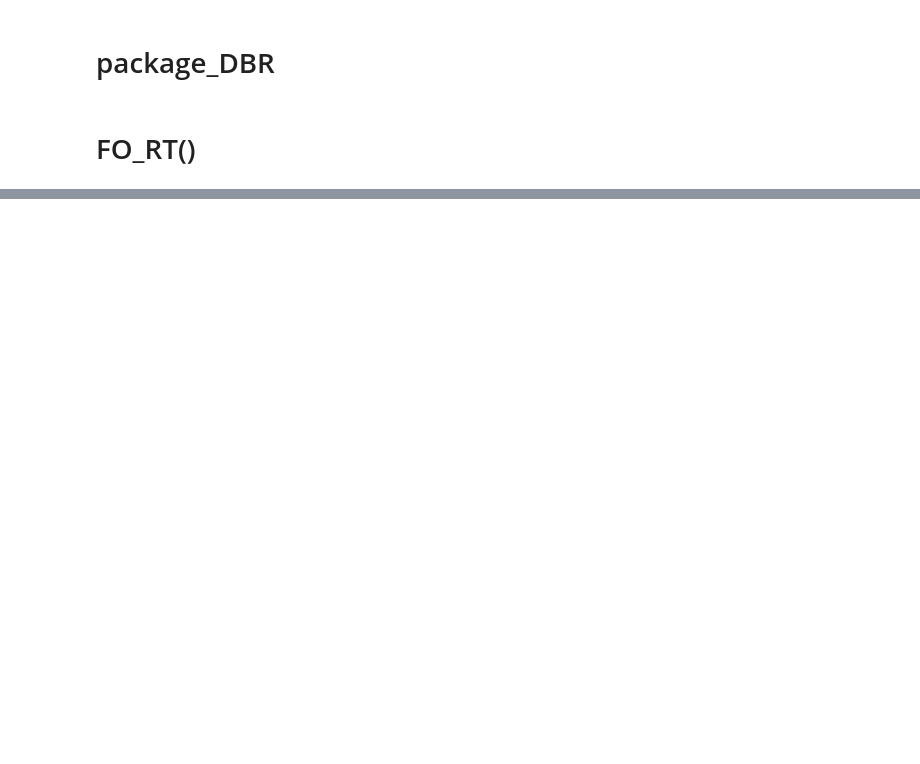
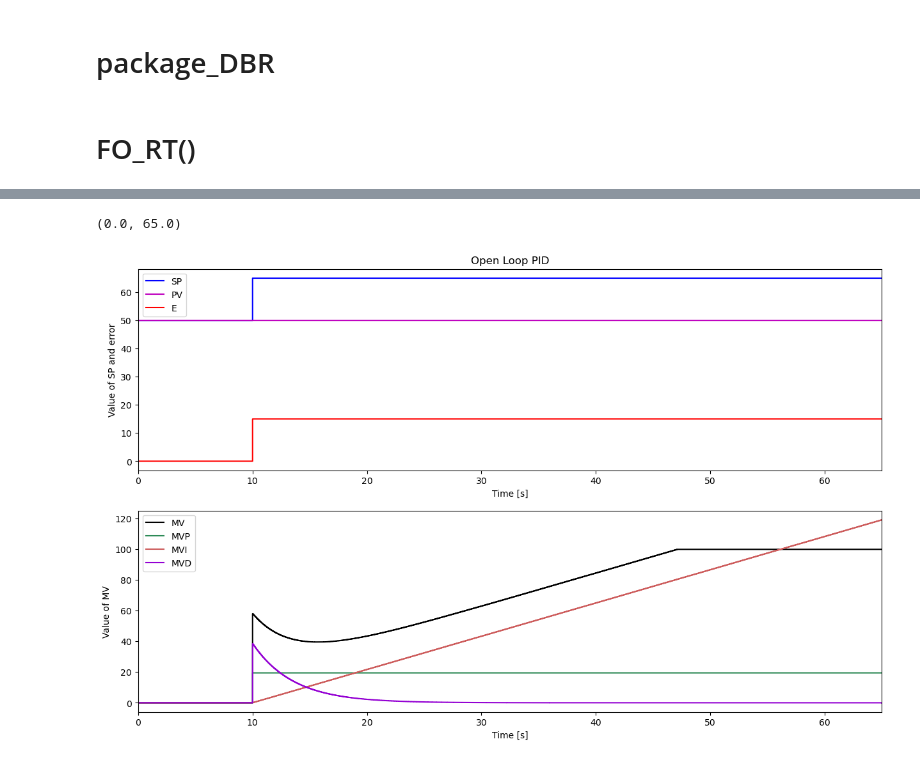
Before and after one commit to EliottNys/Control_Theory, a Jupyter notebook: package_LAB.ipynb, the cells around one changed output, grey strips where cells are left out. Drawn from its saved outputs; the diff is of its cells as text; code cells hidden in the pictures; blank space fills up the shorter version.

Commit message:
corrected PID + open loop PID example

```diff
--- a/package_LAB.ipynb
+++ b/package_LAB.ipynb
@@ -88,0 +110,55 @@ NameError: name 'LEADLAG_RT' is not defined
+# %%
+TSim = 65
+Ts = 0.05
+N = int(TSim/Ts) + 1
+
+# Path for MV
+SPPath = {0: 50, 10: 65, TSim: 65}
+PVPath = {0: 50, 10: 50, TSim: 50}
+
+t = []
+SP = []
+E = []
+MV = []
+MVP = []
+MVI = []
+MVD = []
+MVMan = []
+MVmin = 0
+MVmax = 100
+PV = []
+Kc = 1.3
+Ti = 9
+Td = 7
+alpha = 0.5
+
+for i in range(0,N):
+    t.append(i*Ts)
+    SelectPath_RT(SPPath,t,SP)
+    SelectPath_RT(PVPath,t,PV)
+    PID_RT(SP, E, MV, MVP, MVI, MVD, MVMan, MVmin, MVmax, PV, Ts, Kc, Ti, Td, alpha)
+
+plt.figure(figsize = (15,9))
+
+plt.subplot(2,1,1)
+plt.title('Open Loop PID')
+plt.step(t,SP,'b-',label='SP',where='post')
+plt.step(t,PV,'m-',label='PV',where='post')
+plt.step(t,E,'r-',label='E',where='post')
+plt.ylabel('Error')
+plt.xlabel('Time [s]')
+plt.legend(loc='best')
+plt.xlim([0, TSim])
+
+plt.subplot(2,1,2)
+plt.step(t,MV,'black',label='MV',where='post')
+plt.step(t,MVP,'seagreen',label='MVP',where='post')
+plt.step(t,MVI,'indianred',label='MVI',where='post')
+plt.step(t,MVD,'darkviolet',label='MVD',where='post')
+plt.ylabel('Value of MV')
+plt.xlabel('Time [s]')
+plt.legend(loc='best')
+plt.xlim([0, TSim])
+# %% [output]
+(0.0, 65.0)
+[figure, added]
```
Also changed, not shown: parts of 4 cells of this notebook, 1 other file.
